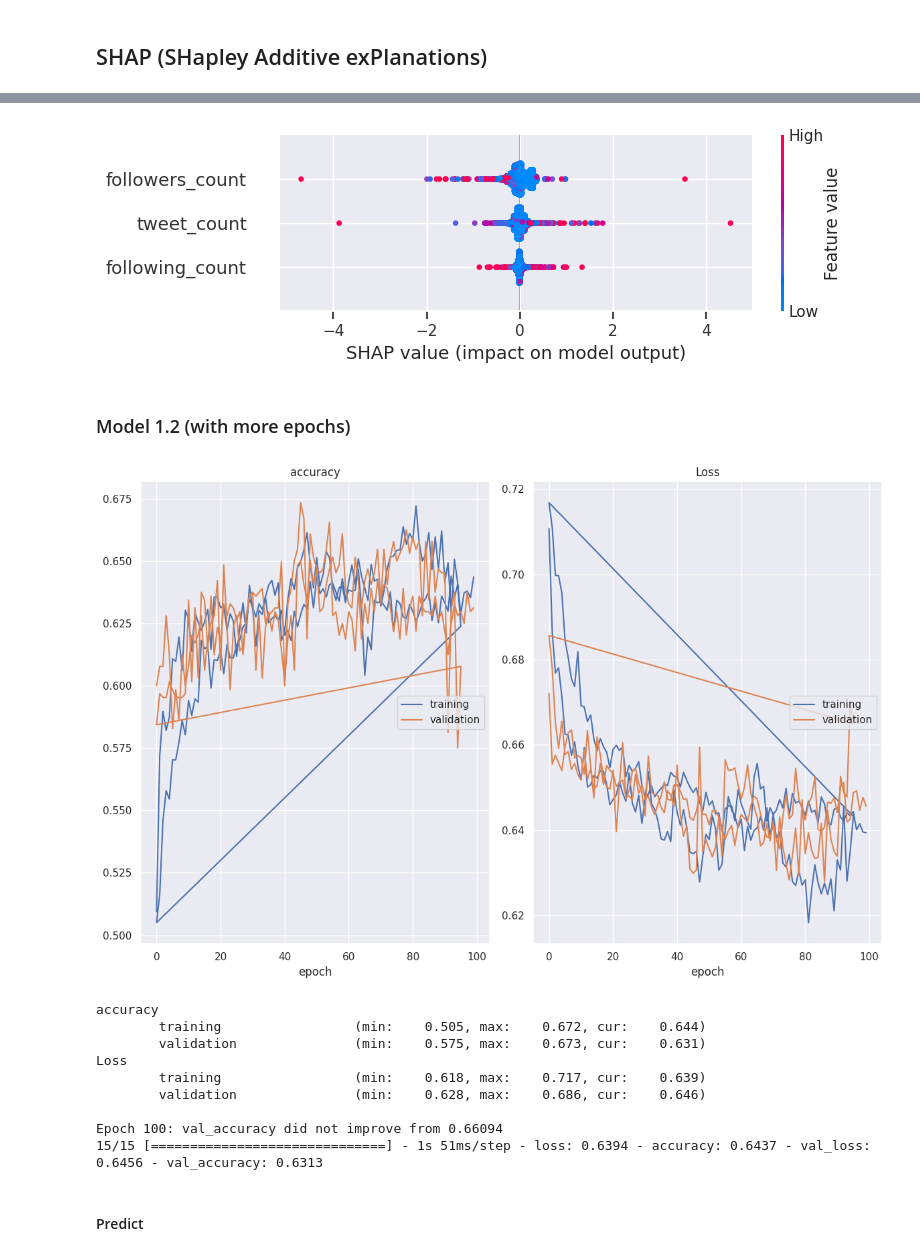
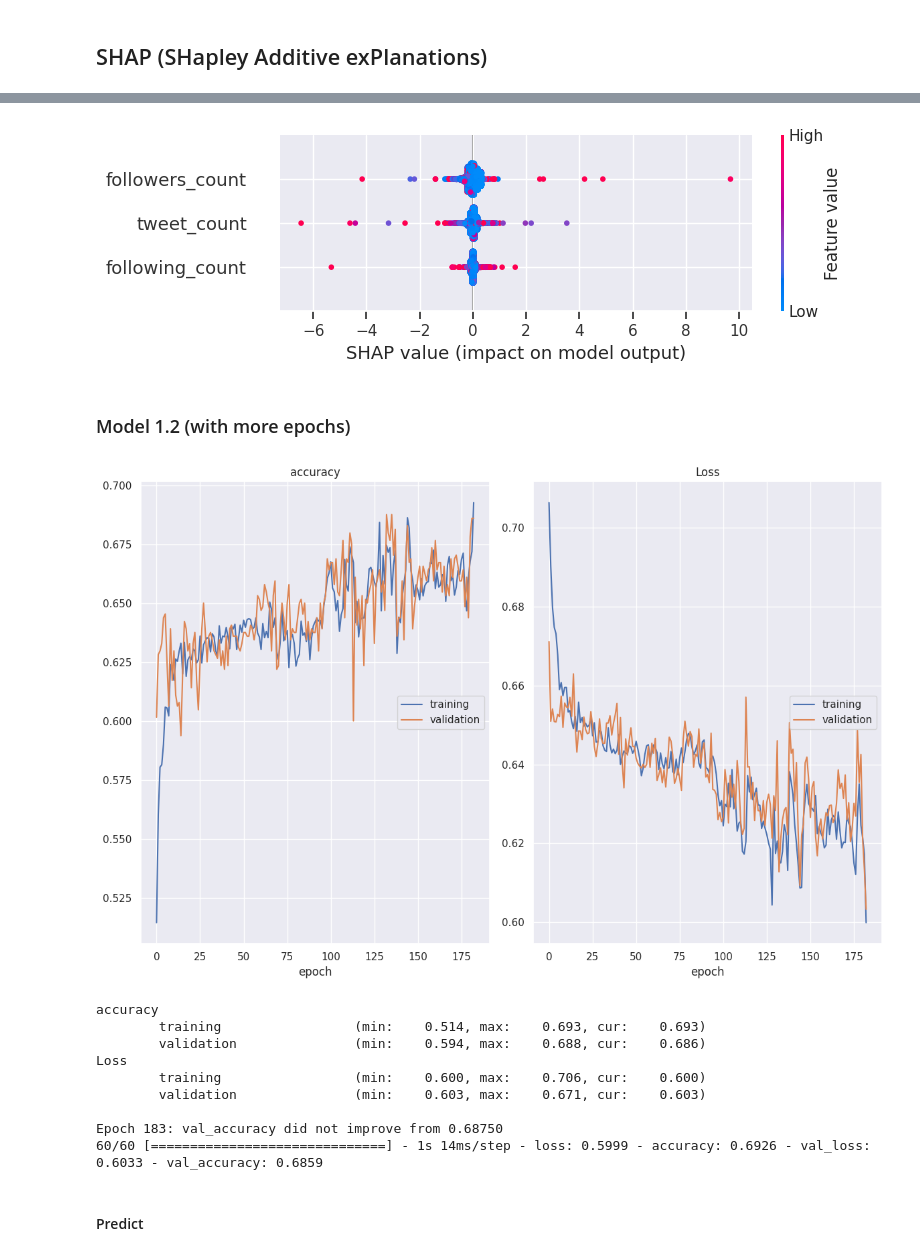
Before and after one commit to AleksandraRolka/master-thesis, a Jupyter notebook: data-analysis/users_data_based/users_data_10000_important_features_only.ipynb, the cells around one changed output, grey strips where cells are left out. Saved outputs shown, nothing was run; the diff lists cells and outputs as text; code cells hidden in the pictures.

```diff
--- a/data-analysis/users_data_based/users_data_10000_important_features_only.ipynb
+++ b/data-analysis/users_data_based/users_data_10000_important_features_only.ipynb
@@ -311,7 +311,7 @@ test_data, val_data = train_test_split(test_data, test_size=0.5, random_state=25
 # %% [markdown]
 # Data analysis
 # %%
-sns.set(font_scale=2)
+sns.set(font_scale=4)
 # %%
 corr_threshold = 0.5
 corr = train_data.corr()
@@ -547,32 +545,32 @@ Lambda fuctions will be no more assumed to be used in the statement where they a
 # %%
 shap.summary_plot(shap_values[0], train_X, plot_type='dot')
 # %% [output]
-[figure, old version]
+[figure, new version]
 # %% [markdown]
 ### Model 1.2 (with more epochs)
 # %%
 model_name2 = 'model_users_only_1000_1_v3'
 shape = (train_X.shape[1],)
 model2 = create_model_1(shape=shape)
 model2 = train_model(model=model2,
                      model_name=model_name2,
                      train_X=train_X,
                      train_Y=train_Y,
                      val_X=val_X,
                      val_Y=val_Y,
-                     batch_size=200,
-                     epochs=100)
+                     batch_size=50,
+                     epochs=400)
 # %% [output]
-[figure, old version]
+[figure, new version]
 accuracy
-        training                 (min:    0.505, max:    0.672, cur:    0.644)
-        validation               (min:    0.575, max:    0.673, cur:    0.631)
+        training                 (min:    0.514, max:    0.693, cur:    0.693)
+        validation               (min:    0.594, max:    0.688, cur:    0.686)
 Loss
-        training                 (min:    0.618, max:    0.717, cur:    0.639)
-        validation               (min:    0.628, max:    0.686, cur:    0.646)
+        training                 (min:    0.600, max:    0.706, cur:    0.600)
+        validation               (min:    0.603, max:    0.671, cur:    0.603)
 
-Epoch 100: val_accuracy did not improve from 0.66094
-15/15 [==============================] - 1s 51ms/step - loss: 0.6394 - accuracy: 0.6437 - val_loss: 0.6456 - val_accuracy: 0.6313
+Epoch 183: val_accuracy did not improve from 0.68750
+60/60 [==============================] - 1s 14ms/step - loss: 0.5999 - accuracy: 0.6926 - val_loss: 0.6033 - val_accuracy: 0.6859
 # %% [markdown]
 #### Predict
 # %%
```
Also changed, not shown: parts of 10 cells of this notebook.
